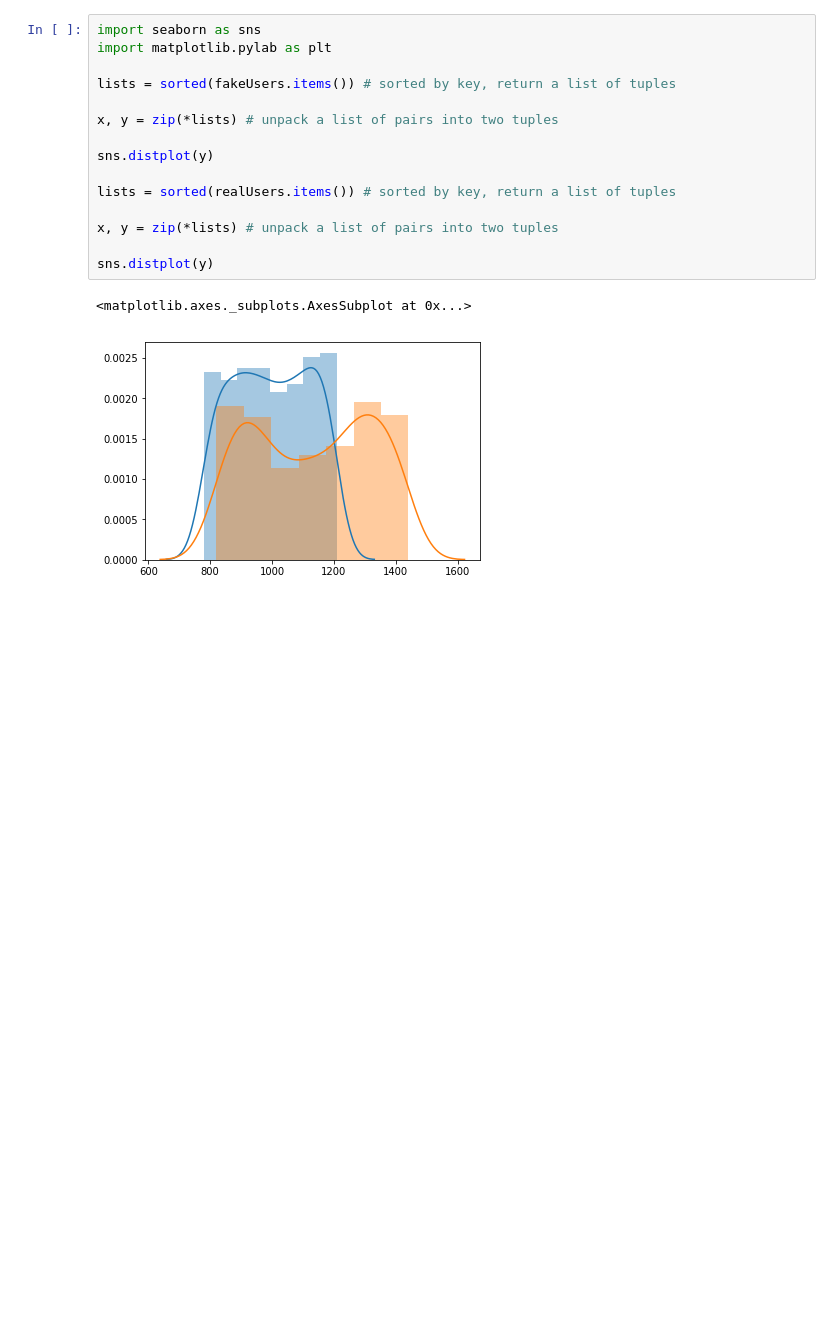
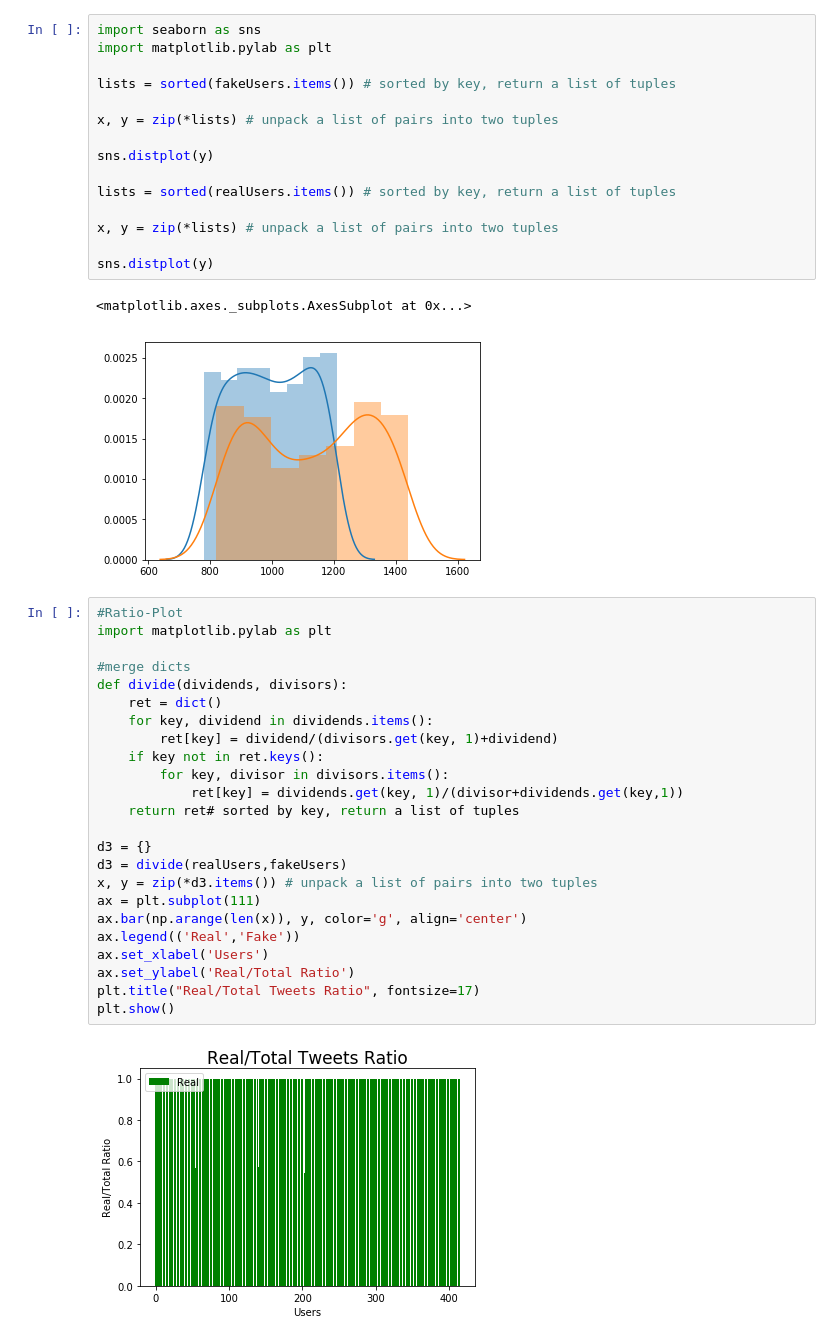
Before and after one commit to henmja/Detecting-Fake-News-and-Rumors-in-Twitter-Using-Deep-Neural-Networks, a Jupyter notebook: Plot.ipynb, the cells around one changed output. Drawn from its saved outputs; the diff is of its cells as text; blank space fills up the shorter version.

```diff
--- a/Plot.ipynb
+++ b/Plot.ipynb
@@ -172,3 +174,29 @@ sns.distplot(y)
 # %% [output]
 <matplotlib.axes._subplots.AxesSubplot at 0x...>
 [figure]
+# %%
+#Ratio-Plot
+import matplotlib.pylab as plt
+
+#merge dicts
+def divide(dividends, divisors):
+    ret = dict()
+    for key, dividend in dividends.items():
+        ret[key] = dividend/(divisors.get(key, 1)+dividend)
+    if key not in ret.keys():
+        for key, divisor in divisors.items():
+            ret[key] = dividends.get(key, 1)/(divisor+dividends.get(key,1))
+    return ret# sorted by key, return a list of tuples
+
+d3 = {}
+d3 = divide(realUsers,fakeUsers)
+x, y = zip(*d3.items()) # unpack a list of pairs into two tuples
+ax = plt.subplot(111)
+ax.bar(np.arange(len(x)), y, color='g', align='center')
+ax.legend(('Real','Fake'))
+ax.set_xlabel('Users')
+ax.set_ylabel('Real/Total Ratio')
+plt.title("Real/Total Tweets Ratio", fontsize=17)
+plt.show()
+# %% [output]
+[figure, added]
```
Also changed, not shown: parts of 2 cells of this notebook.
